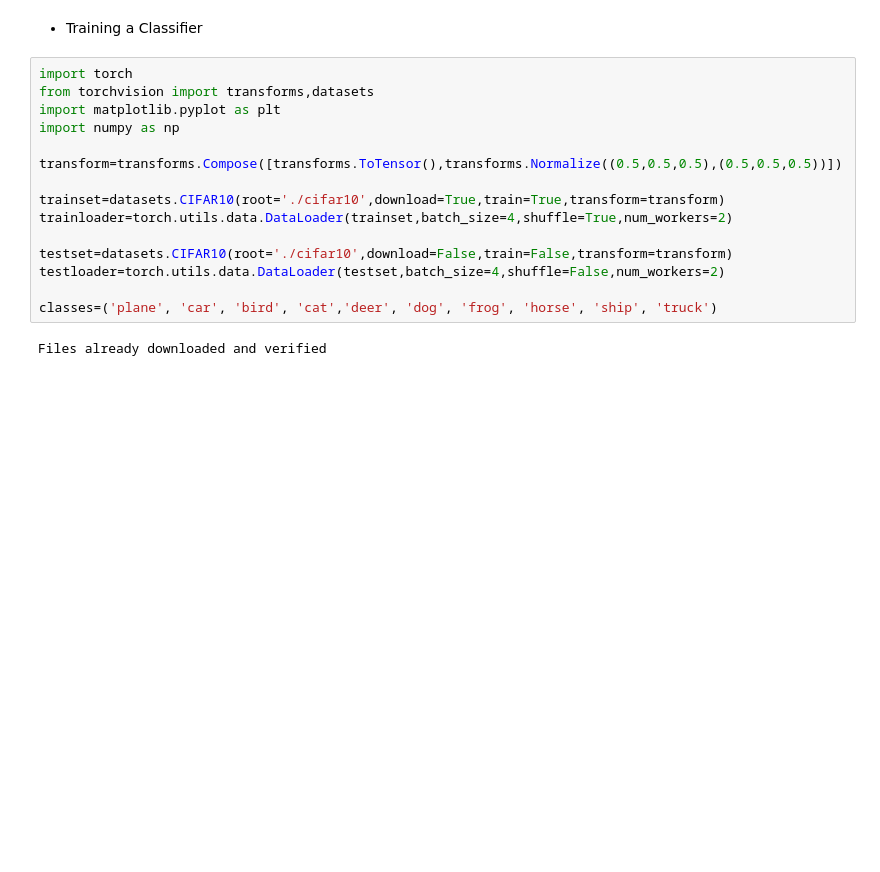
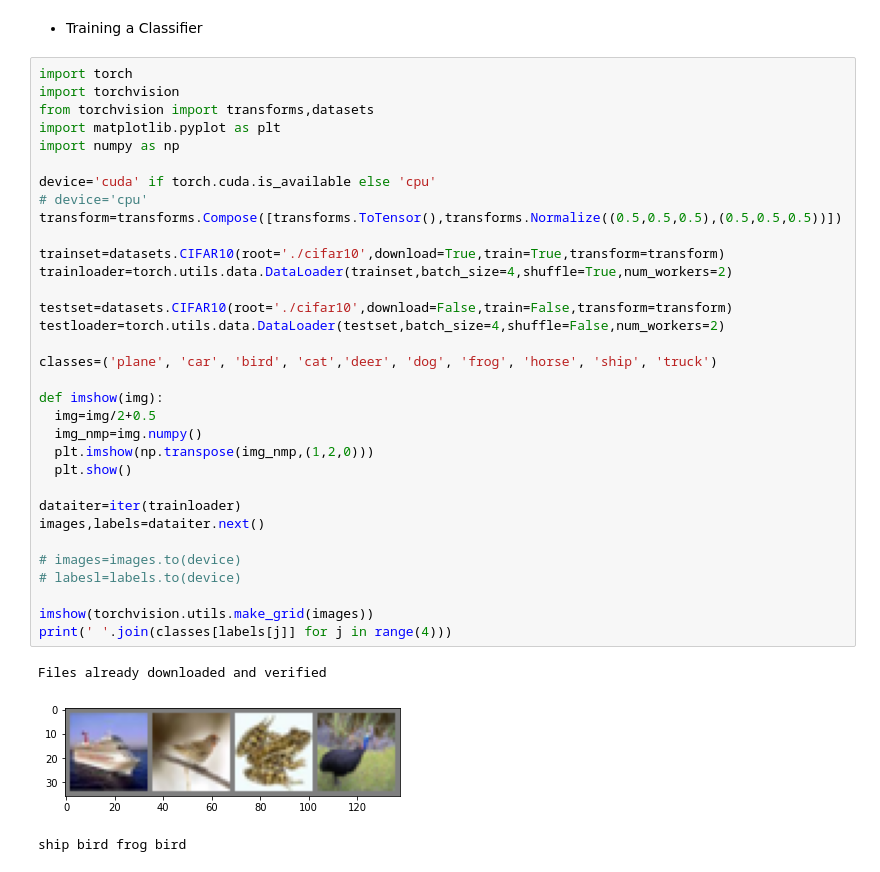
Before and after one commit to vishnubalaji/Deep-Learning-using-PyTorch, a Jupyter notebook: Deep_Learning_using_PyTorch.ipynb, the cells around one changed output. Saved outputs shown, nothing was run; the diff lists cells and outputs as text; blank space fills up the shorter version.

Commit message:
PyTorch tutorial : Training a Classifier

```diff
--- a/Deep_Learning_using_PyTorch.ipynb
+++ b/Deep_Learning_using_PyTorch.ipynb
@@ -1185,18 +1185,38 @@ tensor(1.2487, device='cuda:0', grad_fn=<MseLossBackward>)
 * Training a Classifier
 # %%
 import torch
+import torchvision
 from torchvision import transforms,datasets
 import matplotlib.pyplot as plt
 import numpy as np
 
+device='cuda' if torch.cuda.is_available else 'cpu'
+# device='cpu'
 transform=transforms.Compose([transforms.ToTensor(),transforms.Normalize((0.5,0.5,0.5),(0.5,0.5,0.5))])
 
 trainset=datasets.CIFAR10(root='./cifar10',download=True,train=True,transform=transform)
 trainloader=torch.utils.data.DataLoader(trainset,batch_size=4,shuffle=True,num_workers=2)
 
 testset=datasets.CIFAR10(root='./cifar10',download=False,train=False,transform=transform)
 testloader=torch.utils.data.DataLoader(testset,batch_size=4,shuffle=False,num_workers=2)
 
 classes=('plane', 'car', 'bird', 'cat','deer', 'dog', 'frog', 'horse', 'ship', 'truck')
+
+def imshow(img):
+  img=img/2+0.5
+  img_nmp=img.numpy()
+  plt.imshow(np.transpose(img_nmp,(1,2,0)))
+  plt.show()
+
+dataiter=iter(trainloader)
+images,labels=dataiter.next()
+
+# images=images.to(device)
+# labesl=labels.to(device)
+
+imshow(torchvision.utils.make_grid(images))
+print(' '.join(classes[labels[j]] for j in range(4)))
 # %% [output]
 Files already downloaded and verified
+[figure, added]
+ship bird frog bird
```
Also changed, not shown: parts of 1 cell of this notebook.
